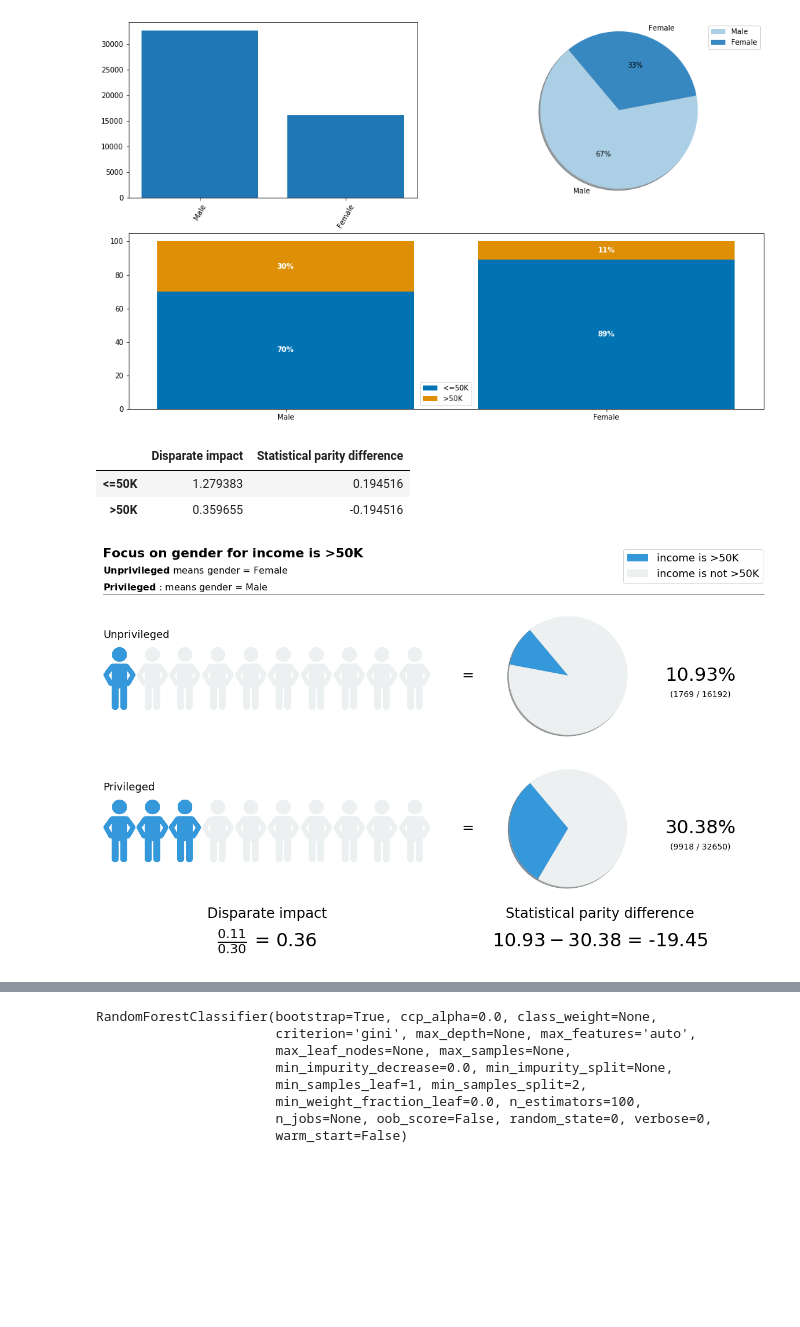
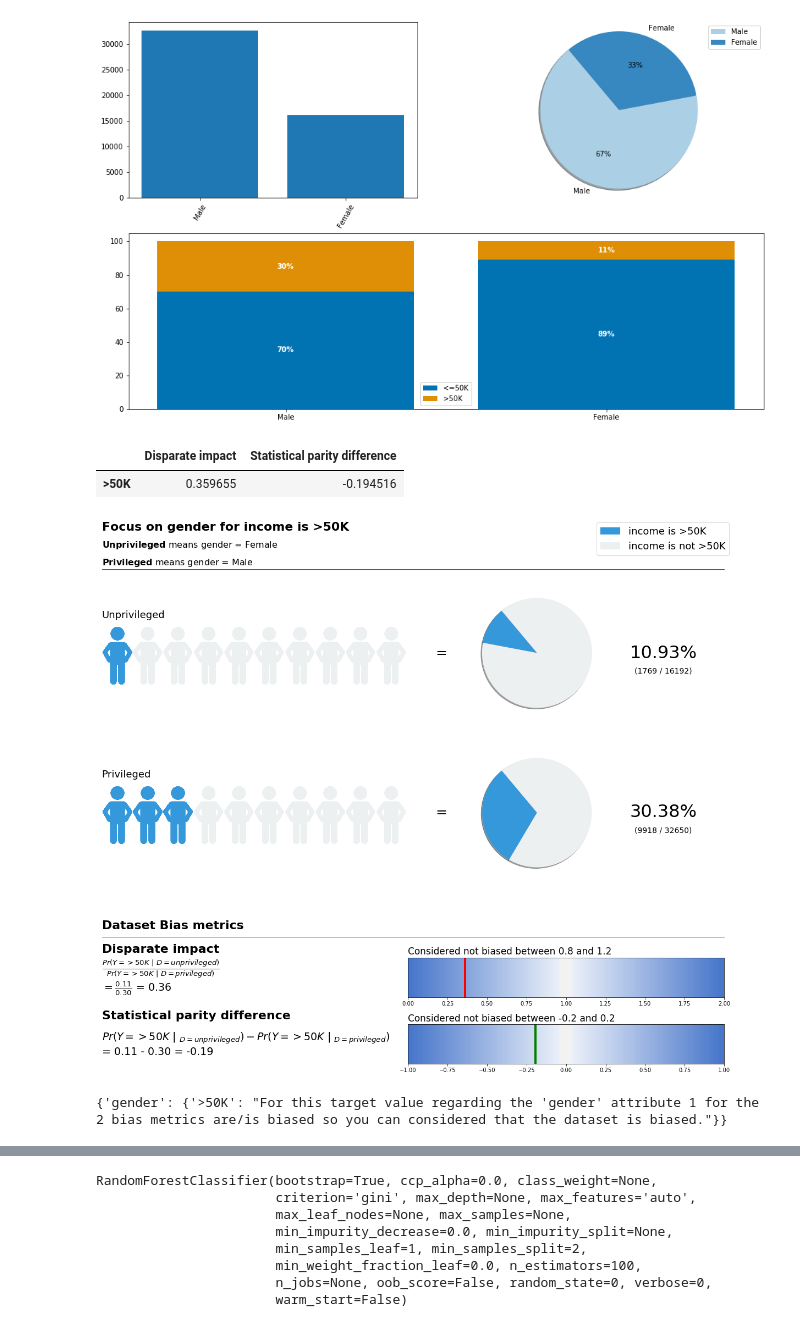
Before and after one commit to Nathanlauga/machine-learning-project-framework-example, a Jupyter notebook: 03_analyse/transparentai.ipynb, the cells around one changed output, grey strips where cells are left out. Saved outputs shown, nothing was run; the diff lists cells and outputs as text; code cells hidden in the pictures; blank space fills up the shorter version.

```diff
--- a/03_analyse/transparentai.ipynb
+++ b/03_analyse/transparentai.ipynb
@@ -35,15 +94,20 @@ privileged_groups = {
     'race': ['White'],
     'gender': ['Male']
 }
+favorable_label = '>50K'
 dataset_bias = DatasetBiasMetric(dataset=dataset,
-                                 privileged_groups=privileged_groups)
+                                 privileged_groups=privileged_groups,
+                                 favorable_label=favorable_label)
 # %%
 dataset_bias.get_bias_metrics(attr='gender')
 # %% [output]
 |  | Disparate impact | Statistical parity difference |
-| <=50K | 1.279383 | 0.194516 |
 | >50K | 0.359655 | -0.194516 |
 # %%
-dataset_bias.plot_bias(attr='gender', target_value='>50K')
+dataset_bias.plot_bias(attr='gender')
 # %% [output]
-[figure, old version]
+[figure, new version]
+# %%
+dataset_bias.insight(attr='gender')
+# %% [output]
+{'gender': {'>50K': "For this target value regarding the 'gender' attribute 1 for the 2 bias metrics are/is biased so you can considered that the dataset is biased."}}
```
Also changed, not shown: parts of 40 cells of this notebook, 5 other files.
